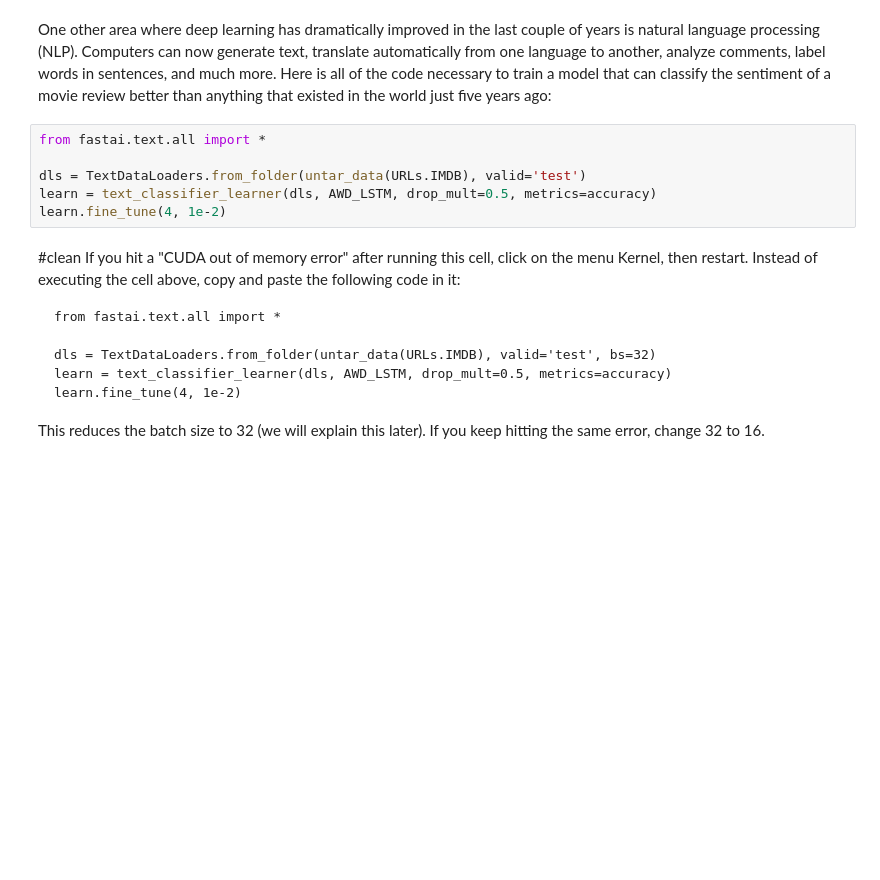
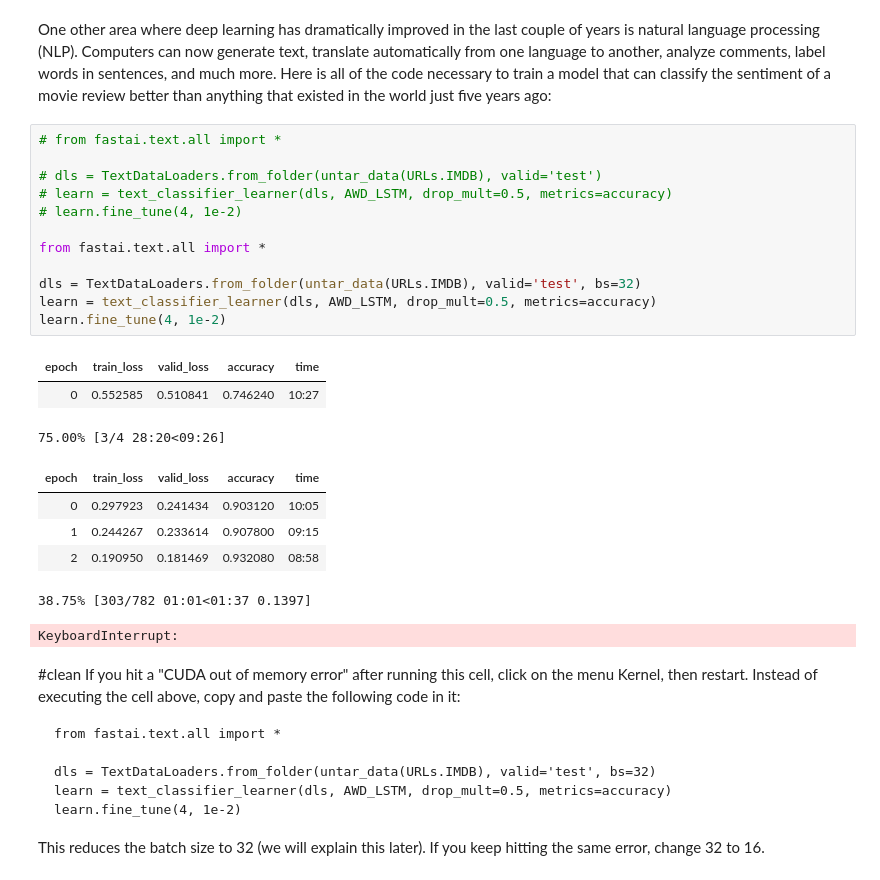
Before and after one commit to sammoniot/fastbook, a Jupyter notebook: 01_intro.ipynb, the cells around one changed output. Cells and saved outputs as stored; diff of their text form; blank space fills up the shorter version.

```diff
--- a/01_intro.ipynb
+++ b/01_intro.ipynb
@@ -771,11 +788,27 @@ learn.show_results(max_n=6, figsize=(7,8))
 # %% [markdown]
 One other area where deep learning has dramatically improved in the last couple of years is natural language processing (NLP). Computers can now generate text, translate automatically from one language to another, analyze comments, label words in sentences, and much more. Here is all of the code necessary to train a model that can classify the sentiment of a movie review better than anything that existed in the world just five years ago:
 # %%
+# from fastai.text.all import *
+
+# dls = TextDataLoaders.from_folder(untar_data(URLs.IMDB), valid='test')
+# learn = text_classifier_learner(dls, AWD_LSTM, drop_mult=0.5, metrics=accuracy)
+# learn.fine_tune(4, 1e-2)
+
 from fastai.text.all import *
 
-dls = TextDataLoaders.from_folder(untar_data(URLs.IMDB), valid='test')
+dls = TextDataLoaders.from_folder(untar_data(URLs.IMDB), valid='test', bs=32)
 learn = text_classifier_learner(dls, AWD_LSTM, drop_mult=0.5, metrics=accuracy)
 learn.fine_tune(4, 1e-2)
+# %% [output]
+| epoch | train_loss | valid_loss | accuracy | time |
+| 0 | 0.552585 | 0.510841 | 0.746240 | 10:27 |
+75.00% [3/4 28:20<09:26]
+| epoch | train_loss | valid_loss | accuracy | time |
+| 0 | 0.297923 | 0.241434 | 0.903120 | 10:05 |
+| 1 | 0.244267 | 0.233614 | 0.907800 | 09:15 |
+| 2 | 0.190950 | 0.181469 | 0.932080 | 08:58 |
+38.75% [303/782 01:01<01:37 0.1397]
+KeyboardInterrupt:
 # %% [markdown]
 #clean
 If you hit a "CUDA out of memory error" after running this cell, click on the menu Kernel, then restart. Instead of executing the cell above, copy and paste the following code in it:
```
Also changed, not shown: parts of 10 cells of this notebook, 1 other file.
